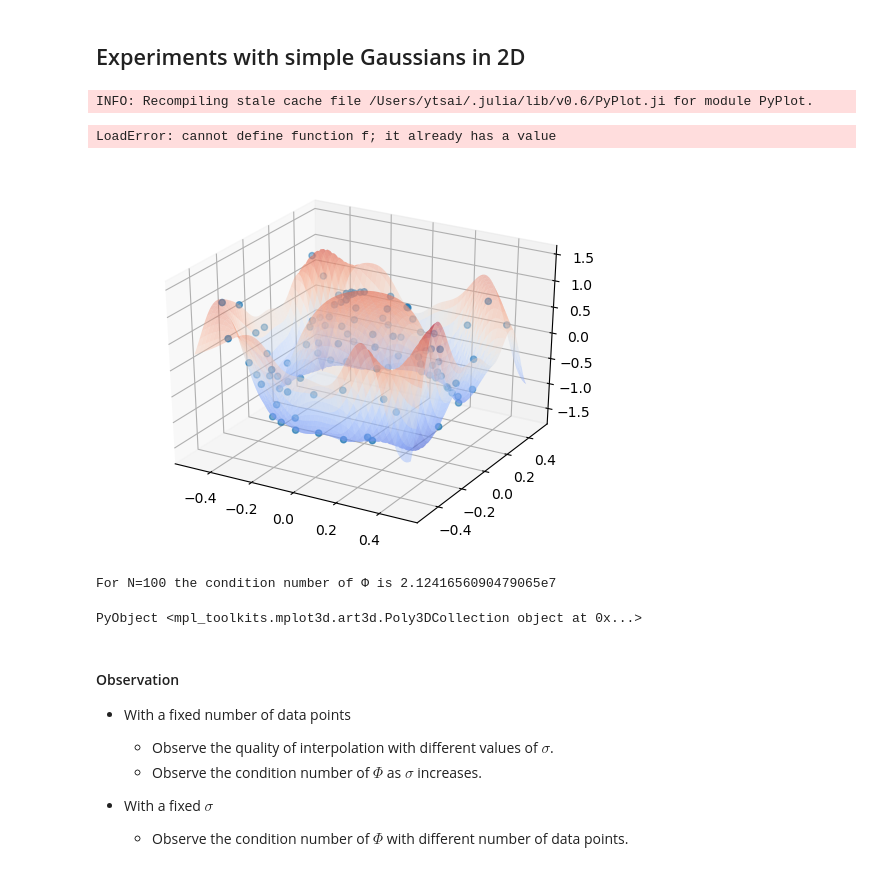
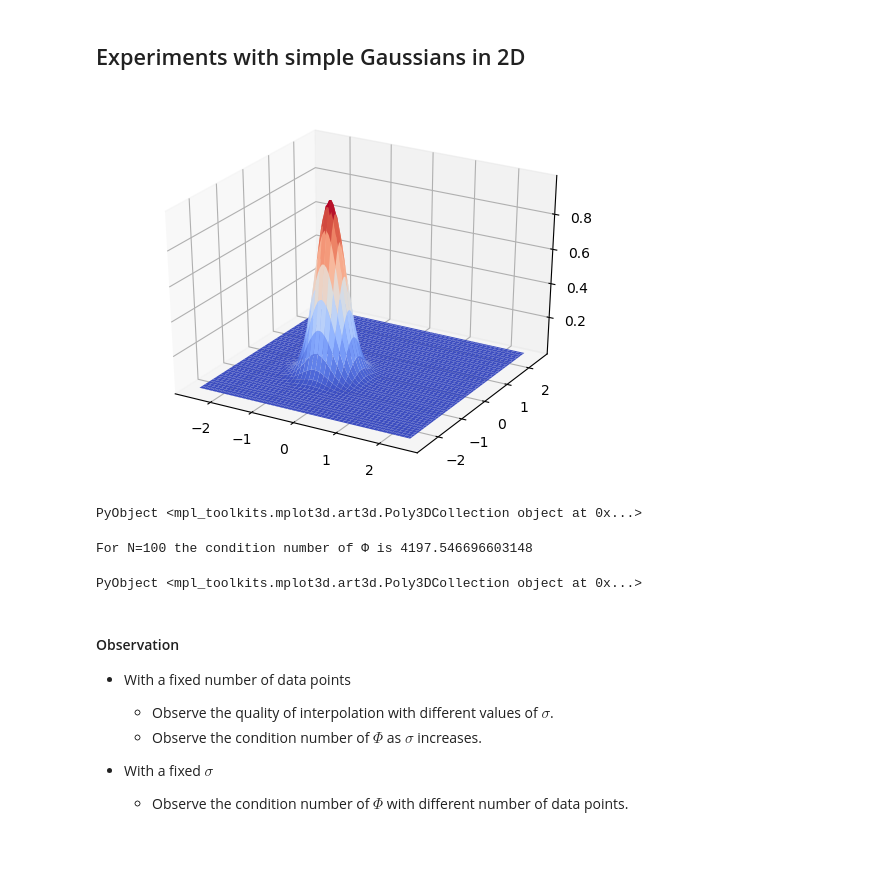
Before and after one commit to yhrtsai/M348-Fall-2017, a Jupyter notebook: Interpolation.ipynb, the cells around one changed output. Saved outputs shown, nothing was run; the diff lists cells and outputs as text; code cells hidden in the pictures.

```diff
--- a/Interpolation.ipynb
+++ b/Interpolation.ipynb
@@ -410,23 +410,23 @@ $$ (\Phi_{ss})_{i,j}:=\phi(z_i, z_j),   i,j=1,2,\cdots,M.$$
 # %%
 using PyPlot
 pygui(false)
 
-ϕ(x,y, xc, yc; σ=10.0) = exp.(-σ*((x-xc).^2+(y-yc).^2))
+ϕ(x,y, xc, yc; σ=5.1) = exp.(-σ*((x-xc).^2+(y-yc).^2))
 
-f(x,y)=ϕ(x,y,0.0,0.0)
+f(x,y)=ϕ(x,y,-0.5,-0.5)
 
 x = y = linspace(-2.5, 2.5, 100)
 
 #equivalent to Matlab's meshgrid
 xgrid=repmat(x', length(y), 1)
 ygrid=repmat(y, 1, length(x))
 
 F=f(xgrid, ygrid)
 
 p0 = surf(x,y,F, cmap="coolwarm")
 # %% [output]
+[figure, added]
-INFO: Recompiling stale cache file /Users/ytsai/.julia/lib/v0.6/PyPlot.ji for module PyPlot.
+PyObject <mpl_toolkits.mplot3d.art3d.Poly3DCollection object at 0x...>
-LoadError: cannot define function f; it already has a value
 # %%
 #randomly generate some data points
 Xdata=rand(100,2)-0.5
@@ -435,7 +435,7 @@ Ydata=cos.( 20.0*(Xdata[:,1].^2+Xdata[:,2].^2) )
 #assemble the interpolation matrix
 N=size(Xdata,1)
 Φ=zeros(N,N)
-σ=40.0 #the larger this value is, the "thinner" the basis function becomes
+σ=150.0 #the larger this value is, the "thinner" the basis function becomes
 
 for i=1:N
     Φ[:,i]=ϕ(Xdata[:,1],Xdata[:,2],Xdata[i,1],Xdata[i,2], σ=σ)
@@ -462,7 +462,7 @@ for i=1:size(xgrid,1), j=1:size(ygrid,1)
         end
 end
 
-pygui(false)
+pygui(true)
 
 #visualize the data set
 scatter3D( Xdata[:,1], Xdata[:,2], Ydata[:])
@@ -470,8 +470,7 @@ scatter3D( Xdata[:,1], Xdata[:,2], Ydata[:])
 #plot out the interpolant
 surf(xgrid, ygrid, Finterp, cmap="coolwarm", alpha=0.4)
 # %% [output]
-[figure, removed]
-For N=100 the condition number of Φ is 2.1241656090479065e7
+For N=100 the condition number of Φ is 4197.546696603148
 PyObject <mpl_toolkits.mplot3d.art3d.Poly3DCollection object at 0x...>
 # %% [markdown]
 #### Observation
```
Also changed, not shown: parts of 11 cells of this notebook.
